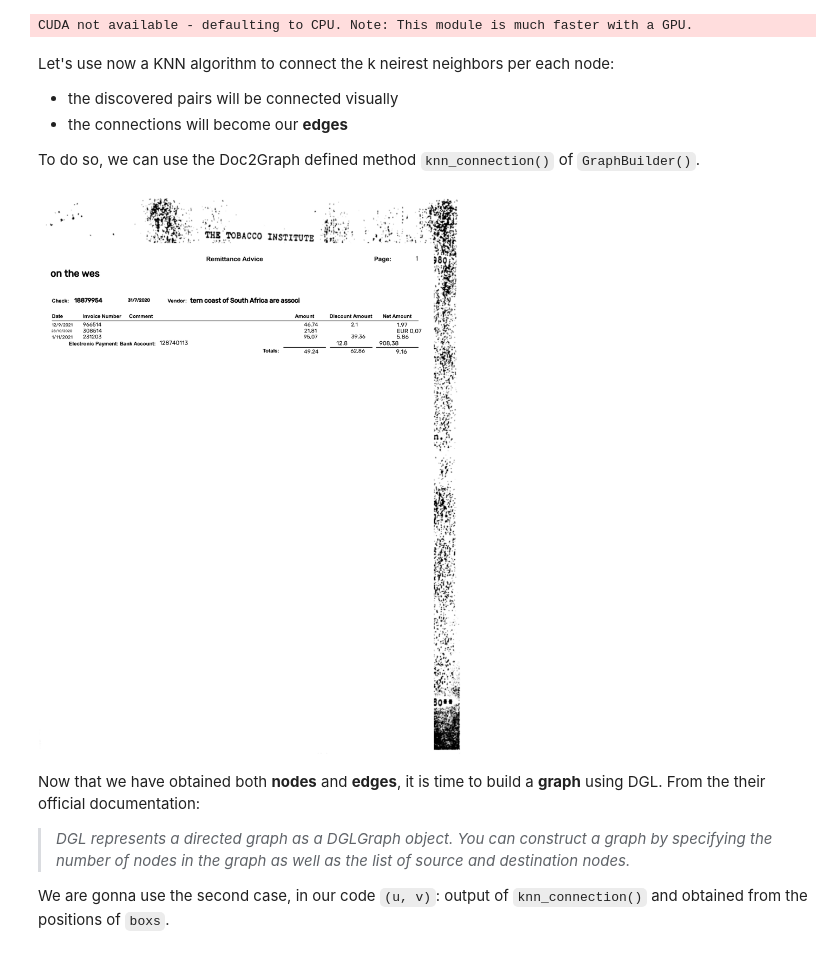
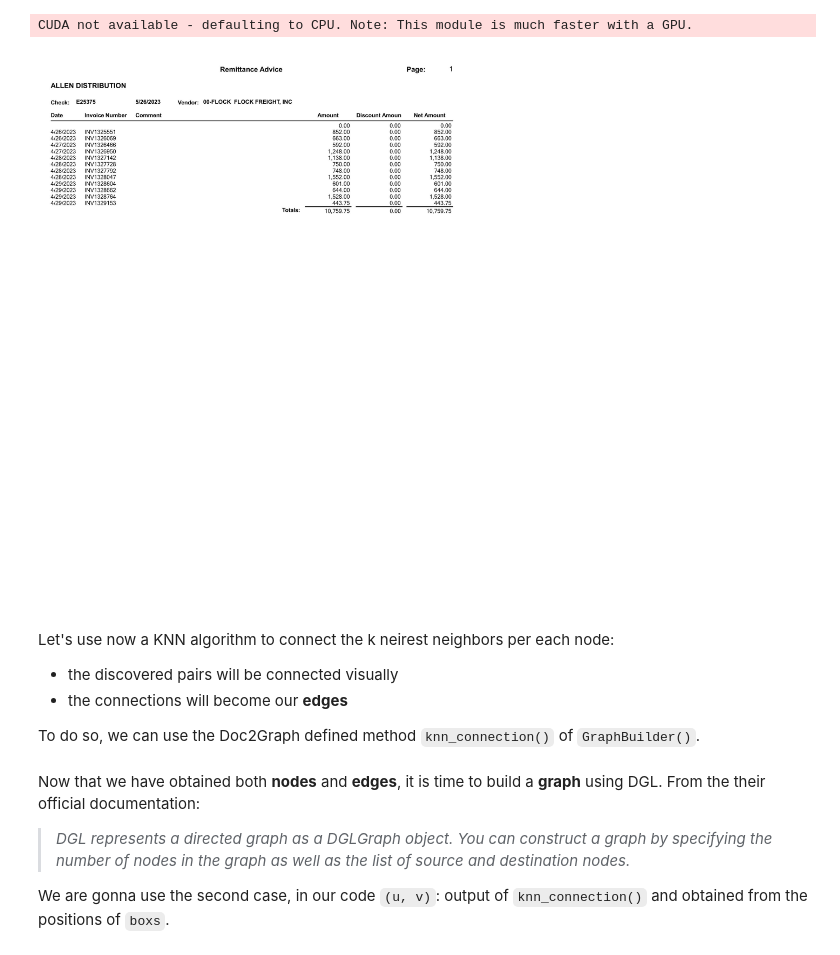
Before and after one commit to bilykigor/doc2graph, a Jupyter notebook: kie.ipynb, the cells around one changed output. Saved outputs shown, nothing was run; the diff lists cells and outputs as text; code cells hidden in the pictures.

```diff
--- a/kie.ipynb
+++ b/kie.ipynb
@@ -127,8 +175,9 @@ def draw_boxes(image, boxes, labels=None, color='green', width=2):
 # %%
 #! get text boxes and contents
 boxs, texts = apply_ocr(image_path)
 res = draw_results(image.copy(), boxs,None, [])
-image
+# %% [output]
+[figure, added]
 # %% [markdown]
 Let's use now a KNN algorithm to connect the k neirest neighbors per each node:
 - the discovered pairs will be connected visually
@@ -144,9 +193,6 @@ gb = GraphBuilder()
 u, v = gb.fully_connected(range(len(boxs)))
 links = {'src': u, 'dst': v}
 draw_results(image.copy(), boxs, links, None)
-image
-# %% [output]
-[figure, removed]
 # %% [markdown]
 Now that we have obtained both **nodes** and **edges**, it is time to build a **graph** using DGL. From the their official documentation:
 
```
Also changed, not shown: parts of 16 cells of this notebook, 5 other files.
